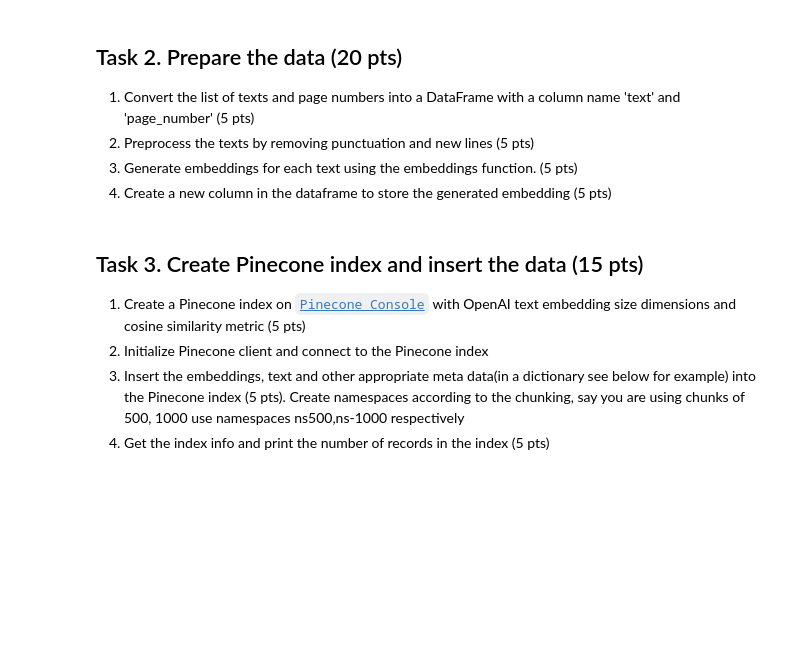
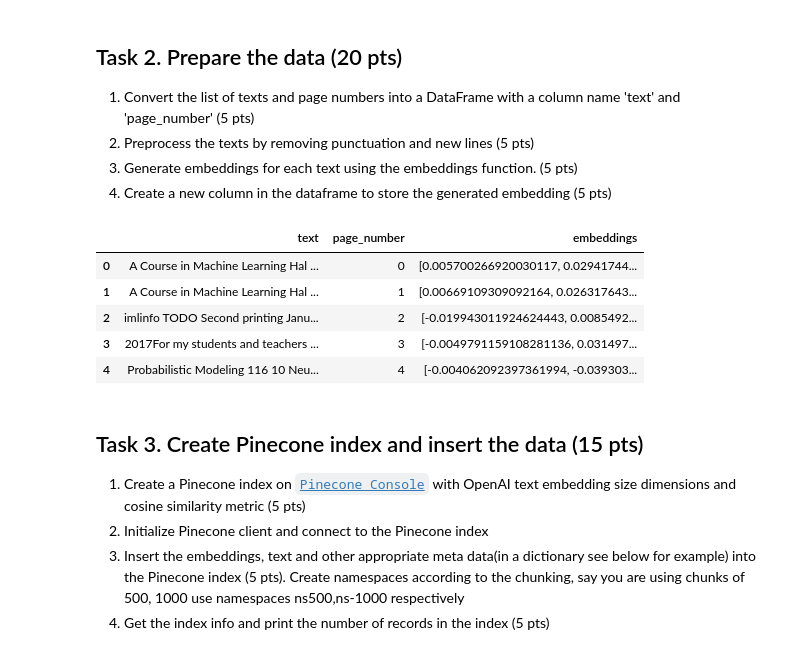
Before and after one commit to zhoujf620/EEP596_Project2, a Jupyter notebook: Mini_Project_2_Part_1&2_soln.ipynb, the cells around one changed output. Saved outputs shown, nothing was run; the diff lists cells and outputs as text; code cells hidden in the pictures; blank space fills up the shorter version.

```diff
--- a/Mini_Project_2_Part_1&2_soln.ipynb
+++ b/Mini_Project_2_Part_1&2_soln.ipynb
@@ -129,15 +137,28 @@ def get_embedding(text, model="text-embedding-3-small"):
 
 # Convert the list of texts into a DataFrame
 
-import pandas as pd
-df = pd.DataFrame({"text": chunked_texts, "page_number": chunk_page_numbers})
+def get_embedding_dataframe(chunked_texts, chunk_page_numbers):
+    df = pd.DataFrame({"text": chunked_texts, "page_number": chunk_page_numbers})
 
-# Preprocess the texts by removing punctuation and new lines
-df["text"] = df["text"].apply(lambda x: x.translate(str.maketrans("", "", string.punctuation)).replace("\n", " "))
+    # Preprocess the texts by removing punctuation and new lines
+    df["text"] = df["text"].apply(lambda x: x.translate(str.maketrans("", "", string.punctuation)).replace("\n", " "))
 
-# Generate embeddings for each text using the embeddings function
-# Store the generated embedding into the dataframe with a column name 'embeddings'
-df["embeddings"] = df["text"].apply(get_embedding)
+    # Generate embeddings for each text using the embeddings function
+    # Store the generated embedding into the dataframe with a column name 'embeddings'
+    df["embeddings"] = df["text"].apply(get_embedding)
+    return df
+
+df = get_embedding_dataframe(chunked_texts, chunk_page_numbers)
+# df.to_csv("ml_dataframe_2500.csv", index=False)
+# %%
+df.head()
+# %% [output]
+|  | text | page_number | embeddings |
+| 0 | A Course in Machine Learning Hal ... | 0 | [0.005700266920030117, 0.02941744... |
+| 1 | A Course in Machine Learning Hal ... | 1 | [0.00669109309092164, 0.026317643... |
+| 2 | imlinfo TODO Second printing Janu... | 2 | [-0.019943011924624443, 0.0085492... |
+| 3 | 2017For my students and teachers ... | 3 | [-0.0049791159108281136, 0.031497... |
+| 4 | Probabilistic Modeling 116 10 Neu... | 4 | [-0.004062092397361994, -0.039303... |
 # %% [markdown]
 ## Task 3. Create Pinecone index and insert the data (15 pts)
 1. Create a Pinecone index on [`Pinecone Console`](https://www.pinecone.io/) with OpenAI text embedding size dimensions and cosine similarity metric (5 pts)
```
Also changed, not shown: parts of 14 cells of this notebook.
